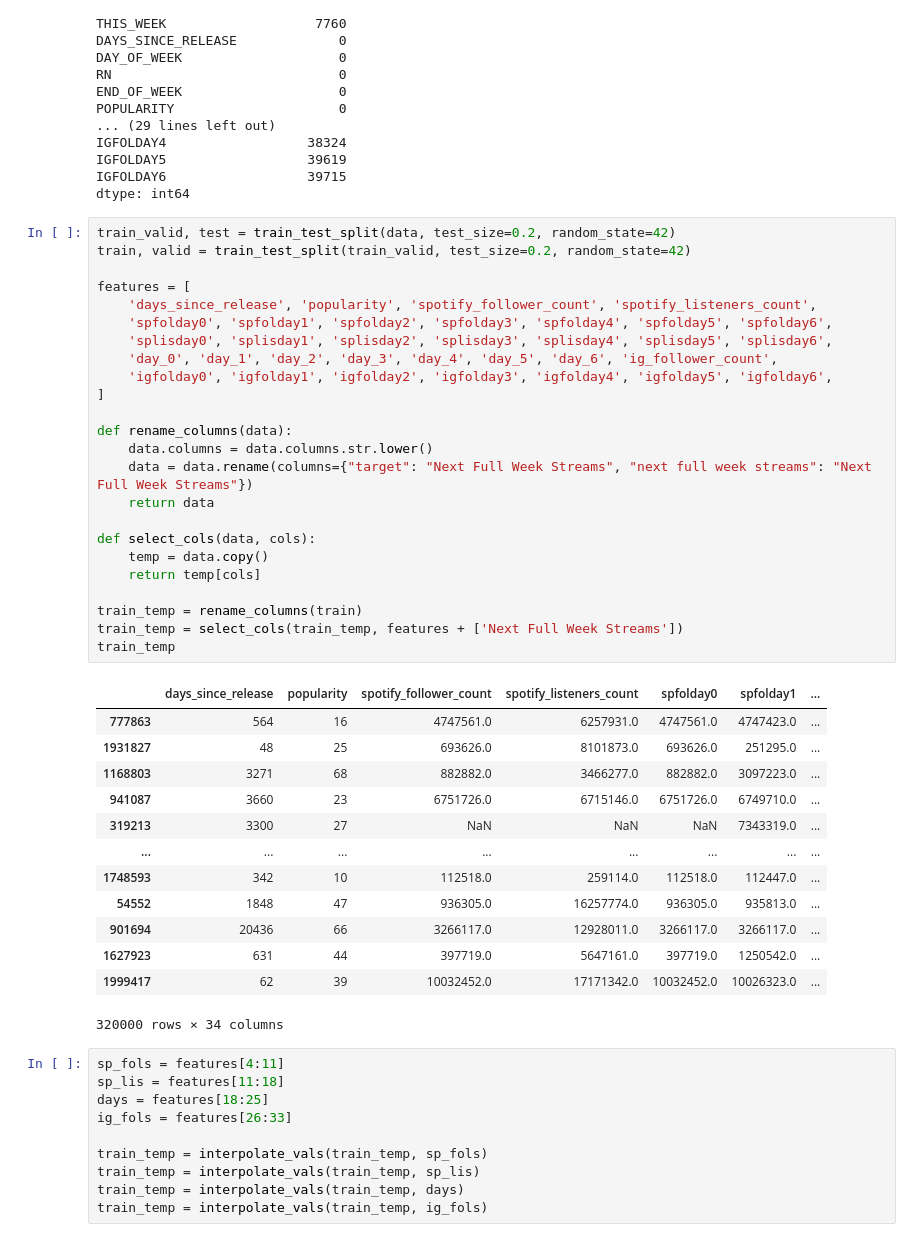
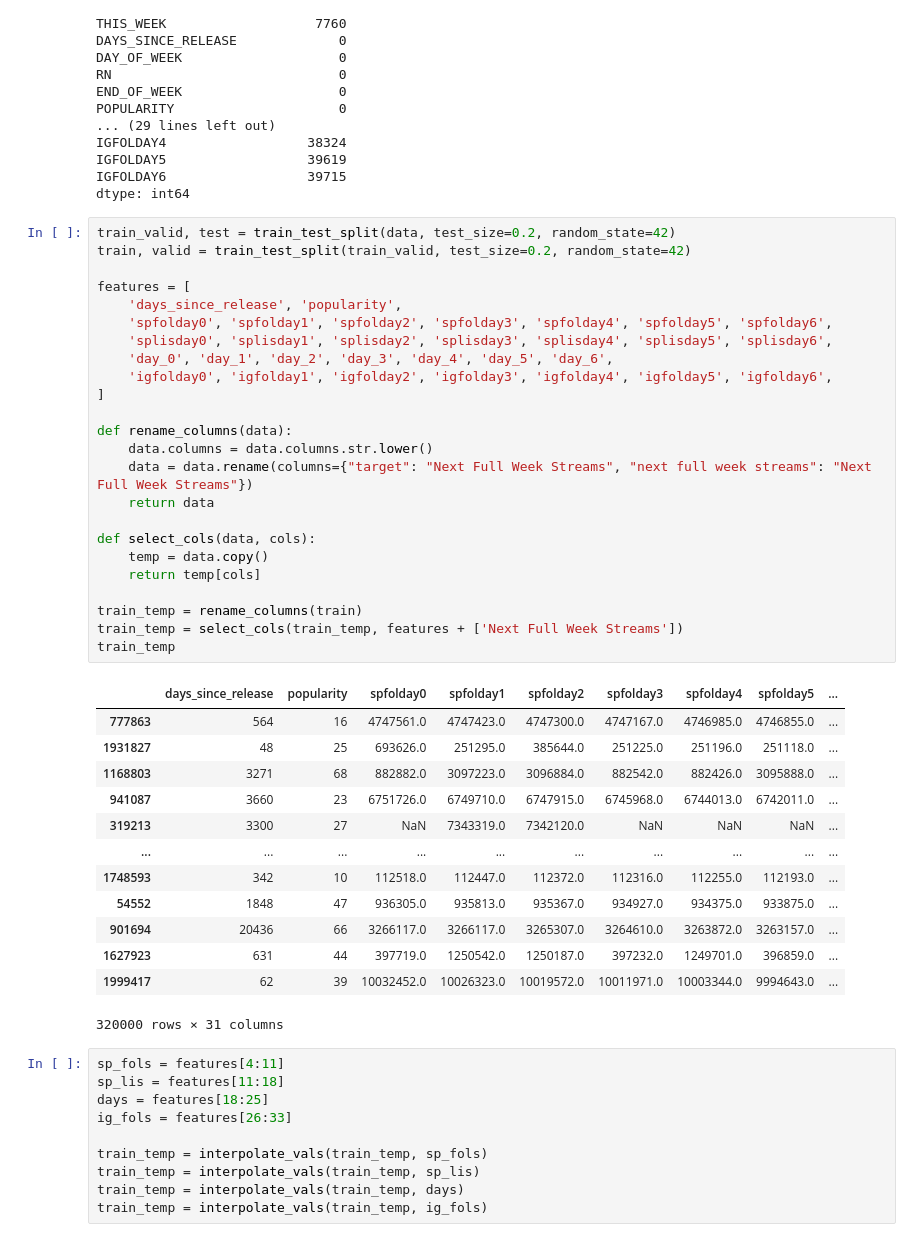
Before and after one commit to willcoomans5/stream_predictions, a Jupyter notebook: predictions/preds_with_social_media.ipynb, the cells around one changed output. Cells and saved outputs as stored; diff of their text form.

```diff
--- a/predictions/preds_with_social_media.ipynb
+++ b/predictions/preds_with_social_media.ipynb
@@ -45,41 +57,41 @@ dtype: int64
 # %%
 train_valid, test = train_test_split(data, test_size=0.2, random_state=42)
 train, valid = train_test_split(train_valid, test_size=0.2, random_state=42)
 
 features = [
-    'days_since_release', 'popularity', 'spotify_follower_count', 'spotify_listeners_count',
+    'days_since_release', 'popularity',
     'spfolday0', 'spfolday1', 'spfolday2', 'spfolday3', 'spfolday4', 'spfolday5', 'spfolday6',
     'splisday0', 'splisday1', 'splisday2', 'splisday3', 'splisday4', 'splisday5', 'splisday6',
-    'day_0', 'day_1', 'day_2', 'day_3', 'day_4', 'day_5', 'day_6', 'ig_follower_count',
+    'day_0', 'day_1', 'day_2', 'day_3', 'day_4', 'day_5', 'day_6',
     'igfolday0', 'igfolday1', 'igfolday2', 'igfolday3', 'igfolday4', 'igfolday5', 'igfolday6',
 ]
 
 def rename_columns(data):
     data.columns = data.columns.str.lower()
     data = data.rename(columns={"target": "Next Full Week Streams", "next full week streams": "Next Full Week Streams"})
     return data
 
 def select_cols(data, cols):
     temp = data.copy()
     return temp[cols]
 
 train_temp = rename_columns(train)
 train_temp = select_cols(train_temp, features + ['Next Full Week Streams'])
 train_temp
 # %% [output]
-|  | days_since_release | popularity | spotify_follower_count | spotify_listeners_count | spfolday0 | spfolday1 | ... |
-| 777863 | 564 | 16 | 4747561.0 | 6257931.0 | 4747561.0 | 4747423.0 | ... |
-| 1931827 | 48 | 25 | 693626.0 | 8101873.0 | 693626.0 | 251295.0 | ... |
-| 1168803 | 3271 | 68 | 882882.0 | 3466277.0 | 882882.0 | 3097223.0 | ... |
-| 941087 | 3660 | 23 | 6751726.0 | 6715146.0 | 6751726.0 | 6749710.0 | ... |
-| 319213 | 3300 | 27 | NaN | NaN | NaN | 7343319.0 | ... |
-| ... | ... | ... | ... | ... | ... | ... | ... |
-| 1748593 | 342 | 10 | 112518.0 | 259114.0 | 112518.0 | 112447.0 | ... |
-| 54552 | 1848 | 47 | 936305.0 | 16257774.0 | 936305.0 | 935813.0 | ... |
-| 901694 | 20436 | 66 | 3266117.0 | 12928011.0 | 3266117.0 | 3266117.0 | ... |
-| 1627923 | 631 | 44 | 397719.0 | 5647161.0 | 397719.0 | 1250542.0 | ... |
-| 1999417 | 62 | 39 | 10032452.0 | 17171342.0 | 10032452.0 | 10026323.0 | ... |
+|  | days_since_release | popularity | spfolday0 | spfolday1 | spfolday2 | spfolday3 | spfolday4 | spfolday5 | ... |
+| 777863 | 564 | 16 | 4747561.0 | 4747423.0 | 4747300.0 | 4747167.0 | 4746985.0 | 4746855.0 | ... |
+| 1931827 | 48 | 25 | 693626.0 | 251295.0 | 385644.0 | 251225.0 | 251196.0 | 251118.0 | ... |
+| 1168803 | 3271 | 68 | 882882.0 | 3097223.0 | 3096884.0 | 882542.0 | 882426.0 | 3095888.0 | ... |
+| 941087 | 3660 | 23 | 6751726.0 | 6749710.0 | 6747915.0 | 6745968.0 | 6744013.0 | 6742011.0 | ... |
+| 319213 | 3300 | 27 | NaN | 7343319.0 | 7342120.0 | NaN | NaN | NaN | ... |
+| ... | ... | ... | ... | ... | ... | ... | ... | ... | ... |
+| 1748593 | 342 | 10 | 112518.0 | 112447.0 | 112372.0 | 112316.0 | 112255.0 | 112193.0 | ... |
+| 54552 | 1848 | 47 | 936305.0 | 935813.0 | 935367.0 | 934927.0 | 934375.0 | 933875.0 | ... |
+| 901694 | 20436 | 66 | 3266117.0 | 3266117.0 | 3265307.0 | 3264610.0 | 3263872.0 | 3263157.0 | ... |
+| 1627923 | 631 | 44 | 397719.0 | 1250542.0 | 1250187.0 | 397232.0 | 1249701.0 | 396859.0 | ... |
+| 1999417 | 62 | 39 | 10032452.0 | 10026323.0 | 10019572.0 | 10011971.0 | 10003344.0 | 9994643.0 | ... |
-320000 rows × 34 columns
+320000 rows × 31 columns
 # %%
 sp_fols = features[4:11]
 sp_lis = features[11:18]
```
Also changed, not shown: parts of 2 cells of this notebook, 2 other files.
